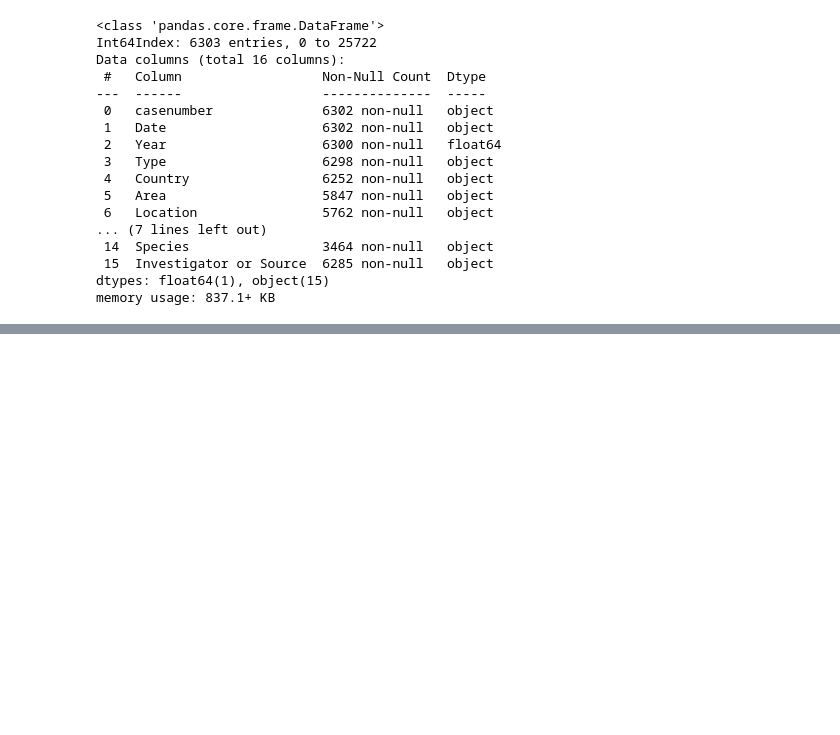
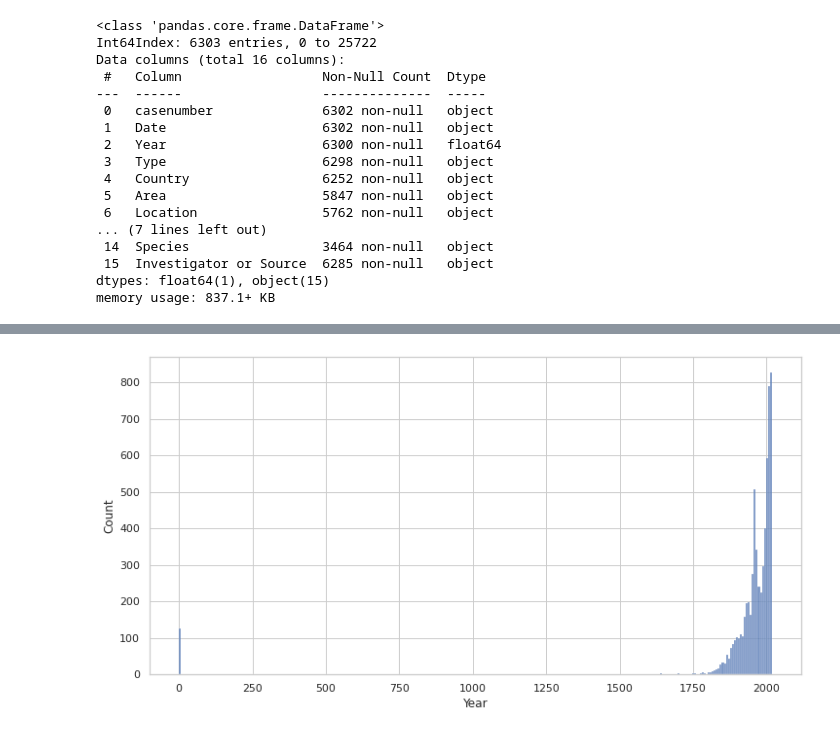
Before and after one commit to mariadelascotrina/Data-cleaning_Sharks, a Jupyter notebook: limpiar.ipynb, the cells around one changed output, grey strips where cells are left out. Cells and saved outputs as stored; diff of their text form; code cells hidden in the pictures; blank space fills up the shorter version.

```diff
--- a/limpiar.ipynb
+++ b/limpiar.ipynb
@@ -245,0 +278,4 @@ memory usage: 837.1+ KB
+# %%
+sns.histplot(x=tiburones.Year); #no podemos hacer porque tenemos varios registros con año 0
+# %% [output]
+[figure, added]
```
Also changed, not shown: parts of 36 cells of this notebook.
